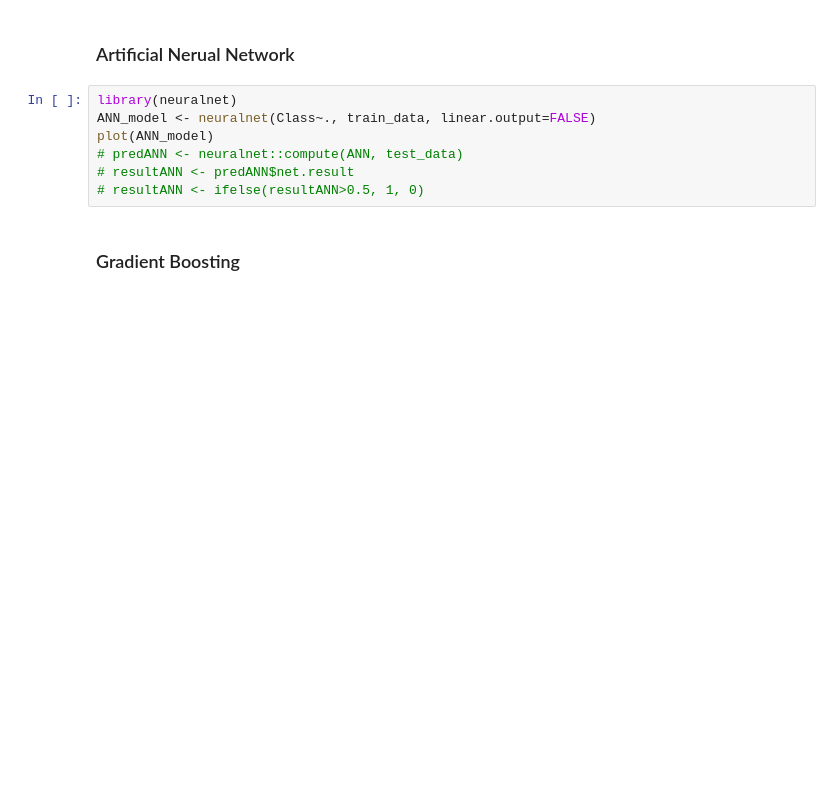
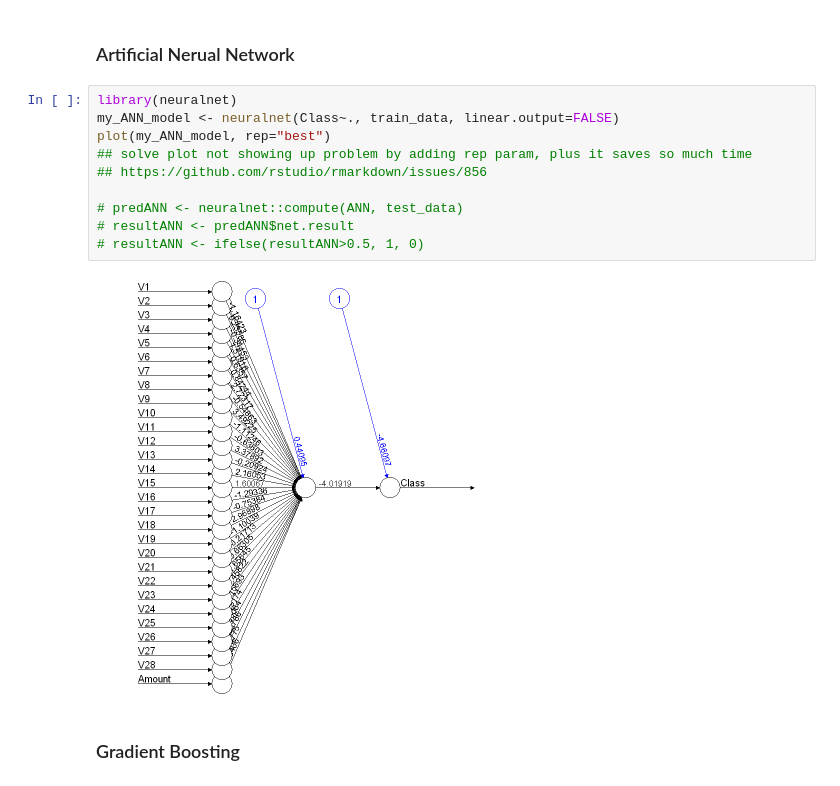
Before and after one commit to gli81/kaggle, a Jupyter notebook: Credit-Card-Fraud-Detection/creditCardR.ipynb, the cells around one changed output. Drawn from its saved outputs; the diff is of its cells as text; blank space fills up the shorter version.

```diff
--- a/Credit-Card-Fraud-Detection/creditCardR.ipynb
+++ b/Credit-Card-Fraud-Detection/creditCardR.ipynb
@@ -150,11 +161,16 @@ rpart.plot(decision_tree)
 ### Artificial Nerual Network
 # %%
 library(neuralnet)
-ANN_model <- neuralnet(Class~., train_data, linear.output=FALSE)
-plot(ANN_model)
+my_ANN_model <- neuralnet(Class~., train_data, linear.output=FALSE)
+plot(my_ANN_model, rep="best")
+## solve plot not showing up problem by adding rep param, plus it saves so much time
+## https://github.com/rstudio/rmarkdown/issues/856
+
 # predANN <- neuralnet::compute(ANN, test_data)
 # resultANN <- predANN$net.result
 # resultANN <- ifelse(resultANN>0.5, 1, 0)
+# %% [output]
+[figure, added]
 # %% [markdown]
 ### Gradient Boosting
 # %%
```
Also changed, not shown: parts of 6 cells of this notebook, 1 other file.
